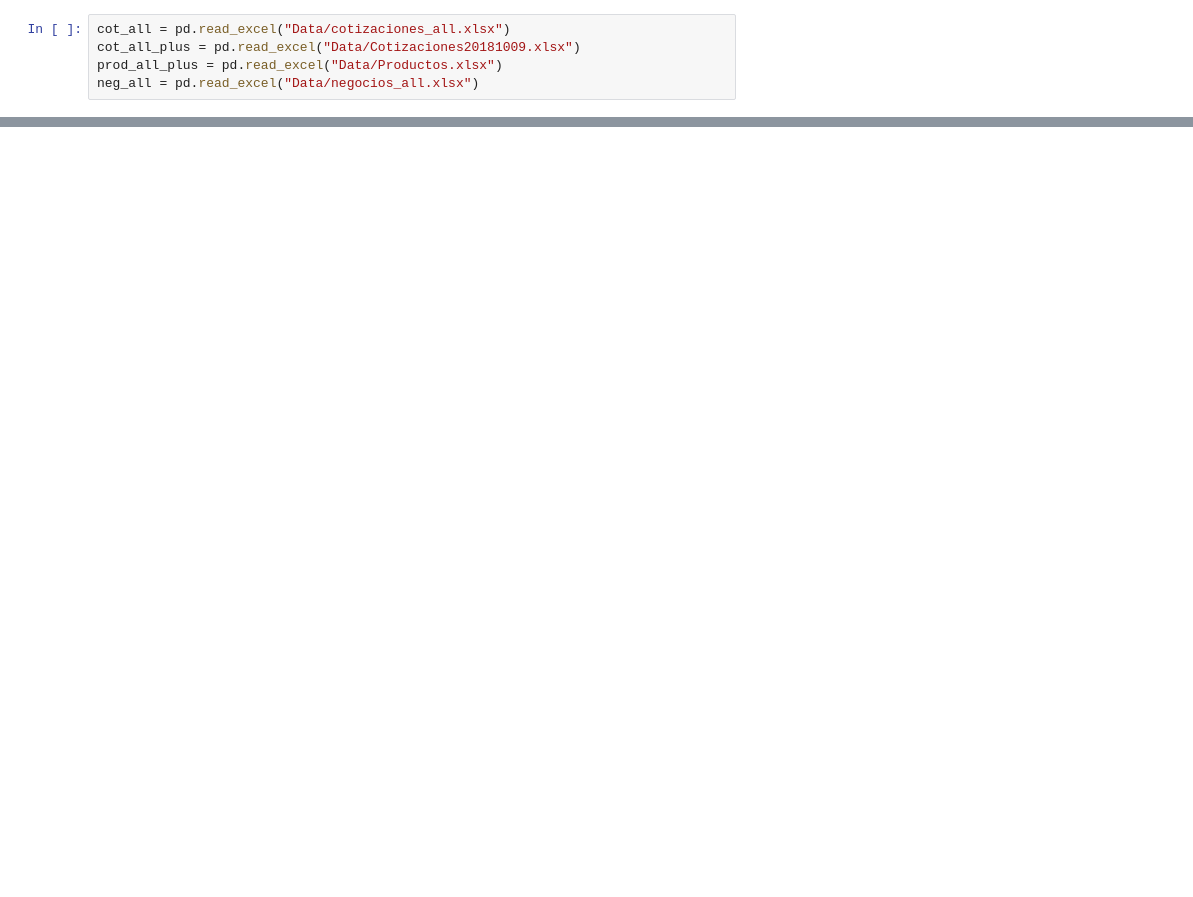
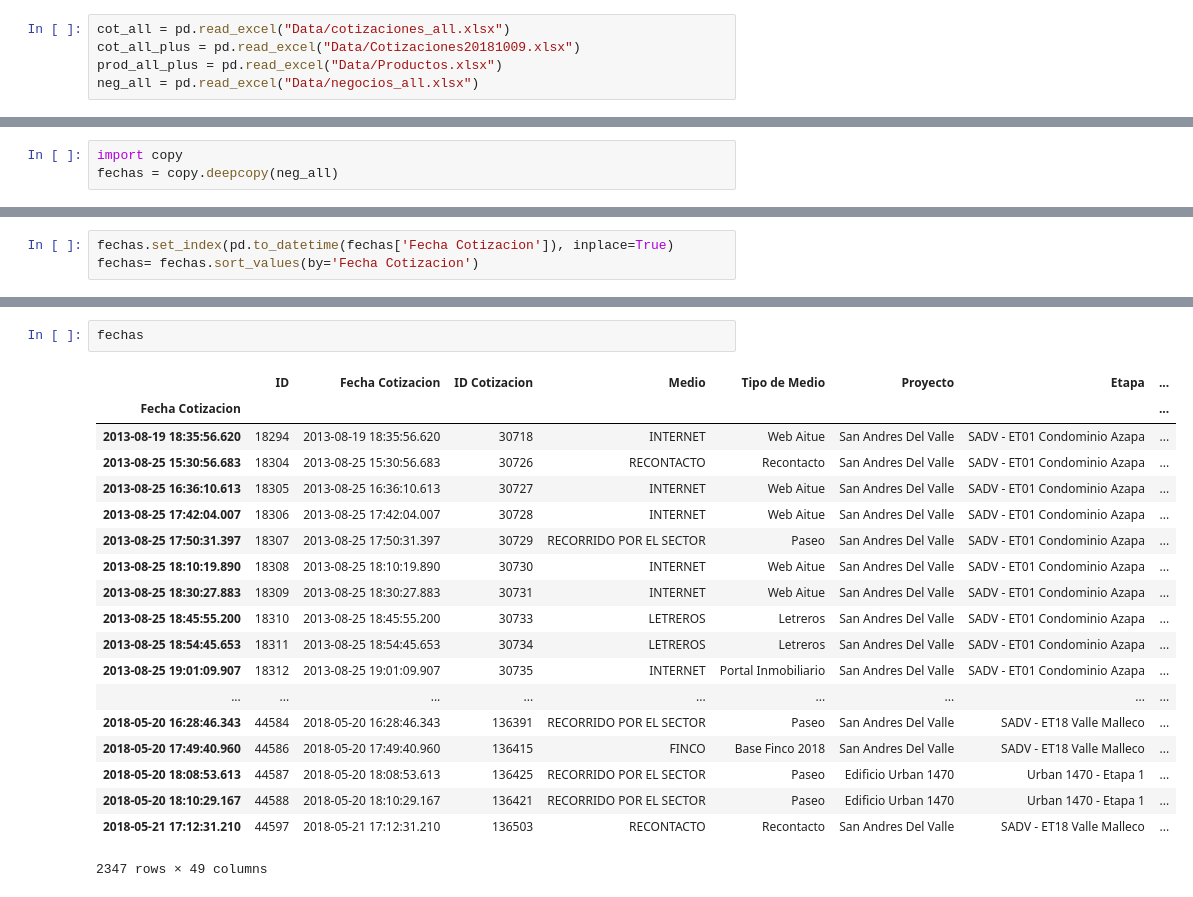
Before and after one commit to jcardenaslie/AitueDataPlotly_web, a Jupyter notebook: Plotly lab.ipynb, the cells around one changed output, grey strips where cells are left out. Drawn from its saved outputs; the diff is of its cells as text; blank space fills up the shorter version.

```diff
--- a/Plotly lab.ipynb
+++ b/Plotly lab.ipynb
@@ -470,0 +131,3 @@ py.iplot(fig, filename='style-bar')
+# %%
+import copy
+fechas = copy.deepcopy(neg_all)
@@ -470,0 +151,3 @@ py.iplot(fig, filename='style-bar')
+# %%
+fechas.set_index(pd.to_datetime(fechas['Fecha Cotizacion']), inplace=True)
+fechas= fechas.sort_values(by='Fecha Cotizacion')
@@ -470,0 +175,22 @@ py.iplot(fig, filename='style-bar')
+# %%
+fechas
+# %% [output]
+|  | ID | Fecha Cotizacion | ID Cotizacion | Medio | Tipo de Medio | Proyecto | Etapa | ... |
+| Fecha Cotizacion |  |  |  |  |  |  |  | ... |
+| 2013-08-19 18:35:56.620 | 18294 | 2013-08-19 18:35:56.620 | 30718 | INTERNET | Web Aitue | San Andres Del Valle | SADV - ET01 Condominio Azapa | ... |
+| 2013-08-25 15:30:56.683 | 18304 | 2013-08-25 15:30:56.683 | 30726 | RECONTACTO | Recontacto | San Andres Del Valle | SADV - ET01 Condominio Azapa | ... |
+| 2013-08-25 16:36:10.613 | 18305 | 2013-08-25 16:36:10.613 | 30727 | INTERNET | Web Aitue | San Andres Del Valle | SADV - ET01 Condominio Azapa | ... |
+| 2013-08-25 17:42:04.007 | 18306 | 2013-08-25 17:42:04.007 | 30728 | INTERNET | Web Aitue | San Andres Del Valle | SADV - ET01 Condominio Azapa | ... |
+| 2013-08-25 17:50:31.397 | 18307 | 2013-08-25 17:50:31.397 | 30729 | RECORRIDO POR EL SECTOR | Paseo | San Andres Del Valle | SADV - ET01 Condominio Azapa | ... |
+| 2013-08-25 18:10:19.890 | 18308 | 2013-08-25 18:10:19.890 | 30730 | INTERNET | Web Aitue | San Andres Del Valle | SADV - ET01 Condominio Azapa | ... |
+| 2013-08-25 18:30:27.883 | 18309 | 2013-08-25 18:30:27.883 | 30731 | INTERNET | Web Aitue | San Andres Del Valle | SADV - ET01 Condominio Azapa | ... |
+| 2013-08-25 18:45:55.200 | 18310 | 2013-08-25 18:45:55.200 | 30733 | LETREROS | Letreros | San Andres Del Valle | SADV - ET01 Condominio Azapa | ... |
+| 2013-08-25 18:54:45.653 | 18311 | 2013-08-25 18:54:45.653 | 30734 | LETREROS | Letreros | San Andres Del Valle | SADV - ET01 Condominio Azapa | ... |
+| 2013-08-25 19:01:09.907 | 18312 | 2013-08-25 19:01:09.907 | 30735 | INTERNET | Portal Inmobiliario | San Andres Del Valle | SADV - ET01 Condominio Azapa | ... |
+| ... | ... | ... | ... | ... | ... | ... | ... | ... |
+| 2018-05-20 16:28:46.343 | 44584 | 2018-05-20 16:28:46.343 | 136391 | RECORRIDO POR EL SECTOR | Paseo | San Andres Del Valle | SADV - ET18 Valle Malleco | ... |
+| 2018-05-20 17:49:40.960 | 44586 | 2018-05-20 17:49:40.960 | 136415 | FINCO | Base Finco 2018 | San Andres Del Valle | SADV - ET18 Valle Malleco | ... |
+| 2018-05-20 18:08:53.613 | 44587 | 2018-05-20 18:08:53.613 | 136425 | RECORRIDO POR EL SECTOR | Paseo | Edificio Urban 1470 | Urban 1470 - Etapa 1 | ... |
+| 2018-05-20 18:10:29.167 | 44588 | 2018-05-20 18:10:29.167 | 136421 | RECORRIDO POR EL SECTOR | Paseo | Edificio Urban 1470 | Urban 1470 - Etapa 1 | ... |
+| 2018-05-21 17:12:31.210 | 44597 | 2018-05-21 17:12:31.210 | 136503 | RECONTACTO | Recontacto | San Andres Del Valle | SADV - ET18 Valle Malleco | ... |
+2347 rows × 49 columns
```
Also changed, not shown: parts of 44 cells of this notebook, 7 other files.
